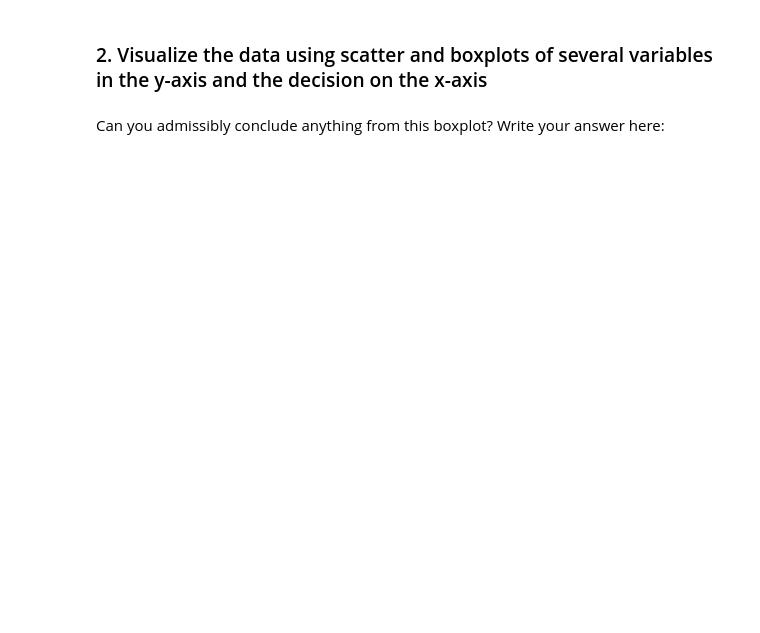
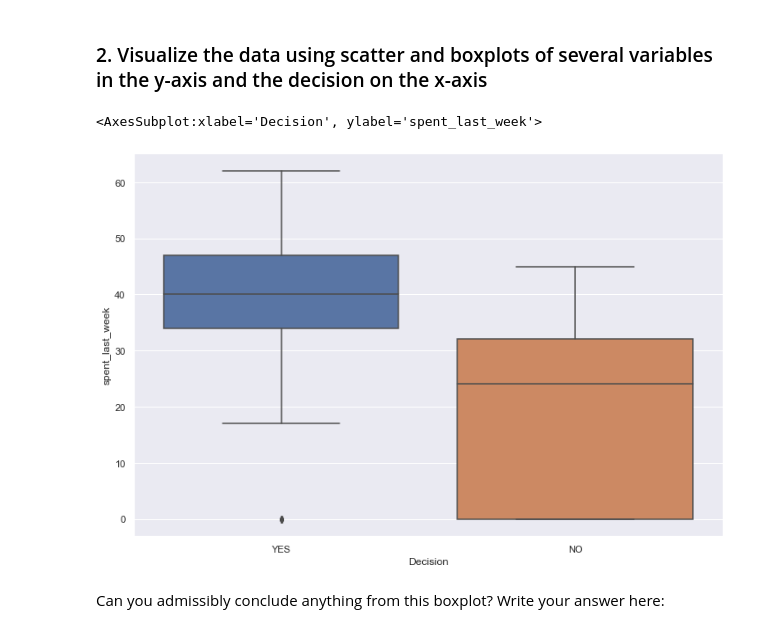
Before and after one commit to abhiram540/Decision-Trees-Case-Study-RR-Diner-Coffee, a Jupyter notebook: Springboard Decision Tree Specialty Coffee Case Study - Tier 3.ipynb, the cells around one changed output. Cells and saved outputs as stored; diff of their text form; code cells hidden in the pictures; blank space fills up the shorter version.

```diff
--- a/Springboard Decision Tree Specialty Coffee Case Study - Tier 3.ipynb
+++ b/Springboard Decision Tree Specialty Coffee Case Study - Tier 3.ipynb
@@ -240,5 +240,5 @@ To execute the train/test split properly, we need to do five things:
 # NoPrediction will contain all known values for the decision
 # Call dropna() on coffeeData, and store the result in a variable NOPrediction
 # Call describe() on the Decision column of NoPrediction after calling dropna() on coffeeData
-_ _ _
-_ _ _
+NOPrediction = coffeeData.dropna(subset=['Decision'])
+NOPrediction.describe()
@@ -247,8 +257,11 @@ _ _ _
 # %%
 # Exploring our new NOPrediction dataset
 # Make a boxplot on NOPrediction where the x axis is Decision, and the y axis is spent_last_week
-_ _ _
-_ _ _
+sns.set(rc={'figure.figsize':(12,8)})
+sns.boxplot(x='Decision', y='spent_last_week', data=NOPrediction)
+# %% [output]
+<AxesSubplot:xlabel='Decision', ylabel='spent_last_week'>
+[figure, added]
 # %% [markdown]
 Can you admissibly conclude anything from this boxplot? Write your answer here:
 # %%
```
Also changed, not shown: parts of 8 cells of this notebook.
